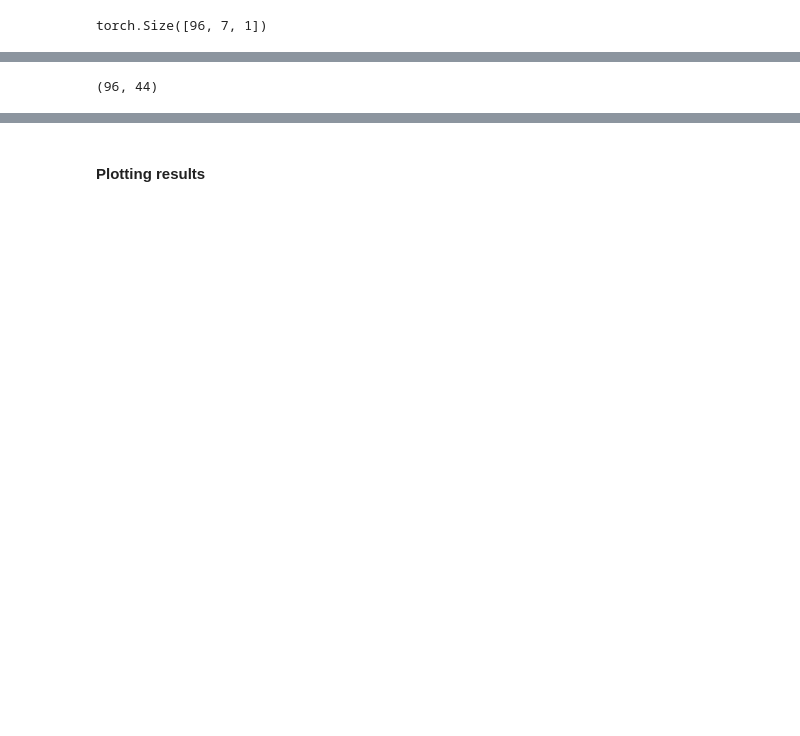
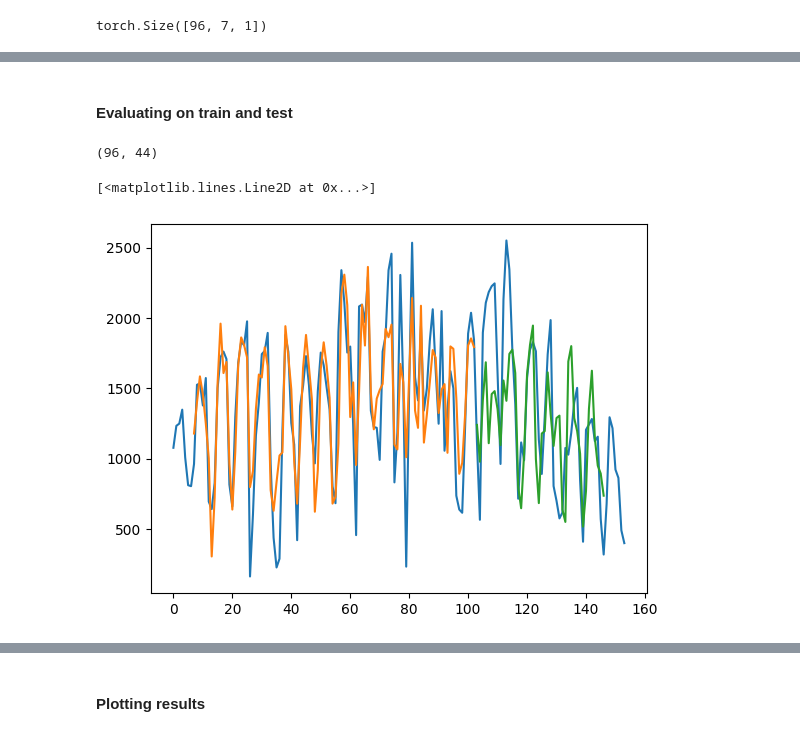
Before and after one commit to marianataglio/seriestemporales, a Jupyter notebook: overfitting_lstm.ipynb, the cells around one changed output, grey strips where cells are left out. Drawn from its saved outputs; the diff is of its cells as text; code cells hidden in the pictures; blank space fills up the shorter version.

```diff
--- a/overfitting_lstm.ipynb
+++ b/overfitting_lstm.ipynb
@@ -112,7 +66,2 @@ with torch.no_grad():
-# %%
-# creo un array concatenando las predicciones
-train_array = np.concatenate([tensor.flatten() for tensor in train_preds])
-test_array = np.concatenate([tensor.flatten() for tensor in test_preds])
-len(train_array), len(test_array)
-# %% [output]
-(96, 44)
+# %% [markdown]
+#### Evaluating on train and test
@@ -119,3 +71,17 @@ len(train_array), len(test_array)
+# %%
+# creo un array concatenando las predicciones
+train_preds = np.concatenate([tensor.flatten() for tensor in train_preds])
+test_preds = np.concatenate([tensor.flatten() for tensor in test_preds])
+len(train_preds), len(test_preds)
+# %% [output]
+(96, 44)
+# %%
+plt.plot(timeseries)
+plt.plot(range(lookback, lookback + len(train_preds)), train_preds)
+plt.plot(range(lookback + len(train_preds), lookback + len(train_preds) + len(test_preds)), test_preds)
+# %% [output]
+[<matplotlib.lines.Line2D at 0x...>]
+[figure, added]
 # %%
 test_loss, train_loss
 # %% [output]
```
Also changed, not shown: parts of 14 cells of this notebook.
